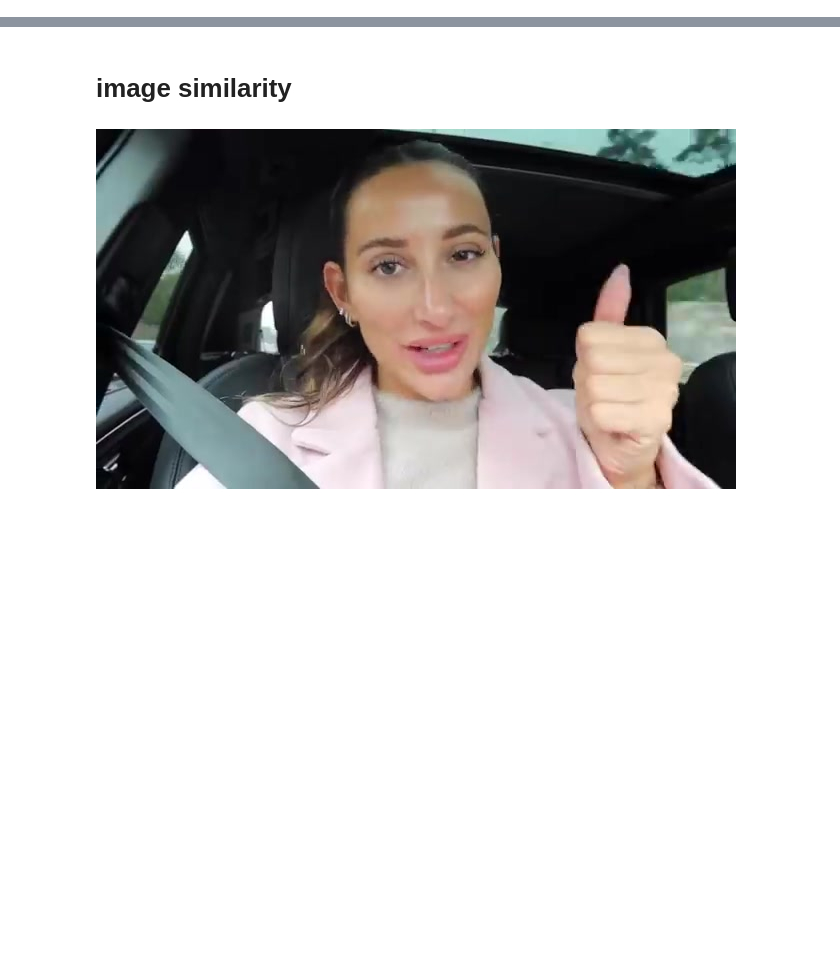
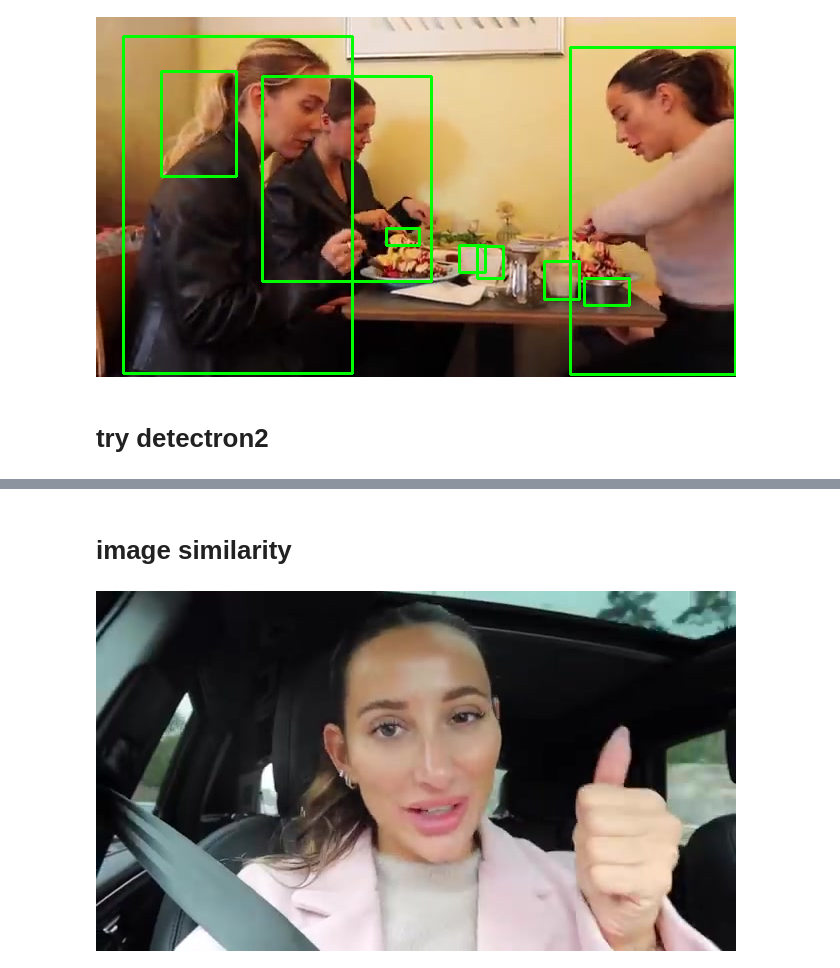
Before and after one commit to nils-holmberg/cca-cv, a Jupyter notebook: edu/sfac-simm71/cv_project_code.ipynb, the cells around one changed output, grey strips where cells are left out. Saved outputs shown, nothing was run; the diff lists cells and outputs as text; code cells hidden in the pictures; blank space fills up the shorter version.

```diff
--- a/edu/sfac-simm71/cv_project_code.ipynb
+++ b/edu/sfac-simm71/cv_project_code.ipynb
@@ -33,0 +114,15 @@ Linux 02a2b944f51a 5.10.133+ #1 SMP Fri Aug 26 08:44:51 UTC 2022 x86_64 x86_64 x
+# %%
+import cv2
+
+img = cv2.imread('image-005.jpg')
+for index,row in df_res[df_res.image=="image-005.jpg"].iterrows():
+  x1,y1,x2,y2 = list(row.box.values())
+  cv2.rectangle(img, (x1, y1), (x2, y2), (0, 255, 0), 2)
+
+from google.colab.patches import cv2_imshow
+cv2_imshow(img)
+#cv2.imwrite("objects.png", img)
+# %% [output]
+[figure, added]
+# %% [markdown]
+# try detectron2
```
Also changed, not shown: parts of 37 cells of this notebook, 1 other file.
